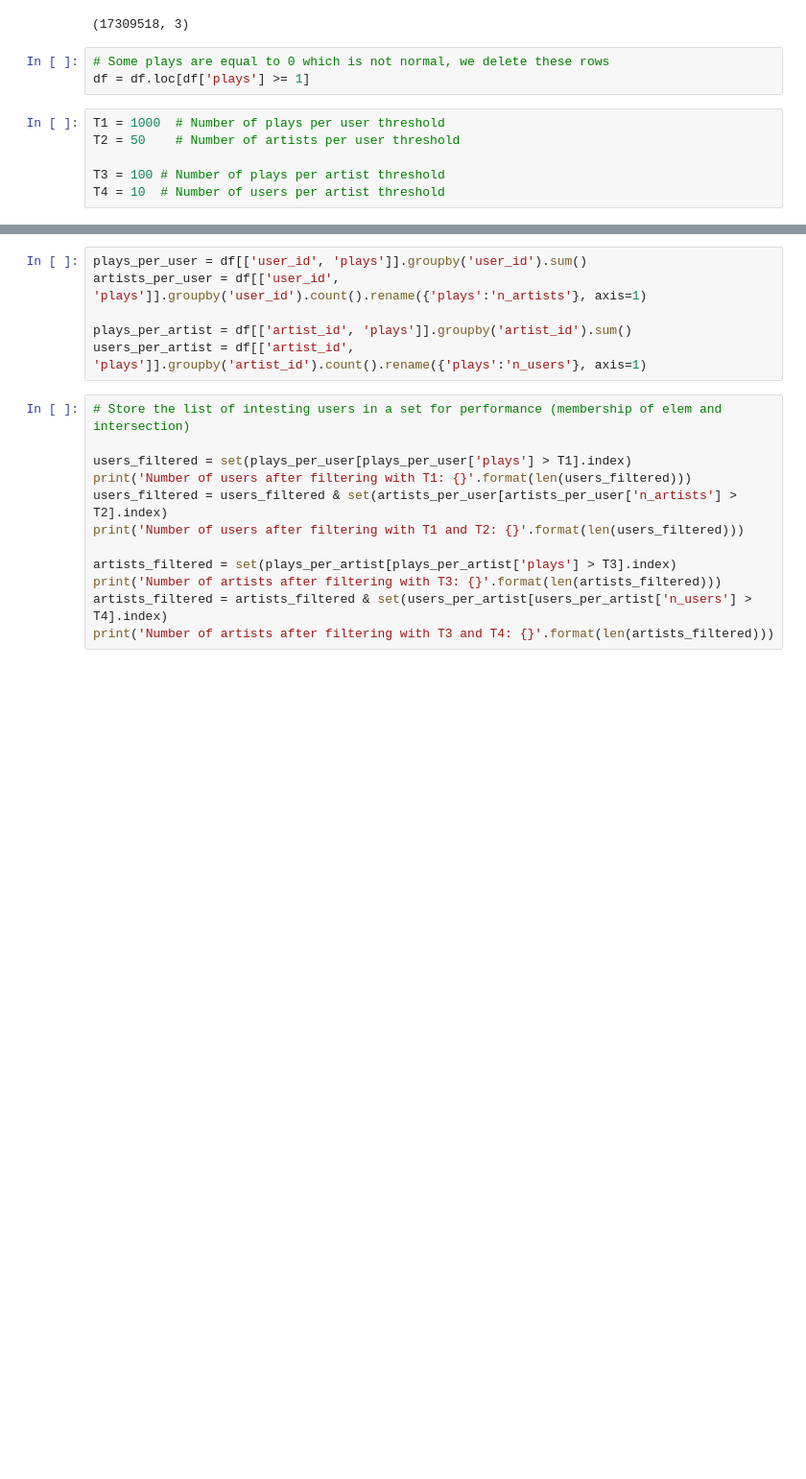
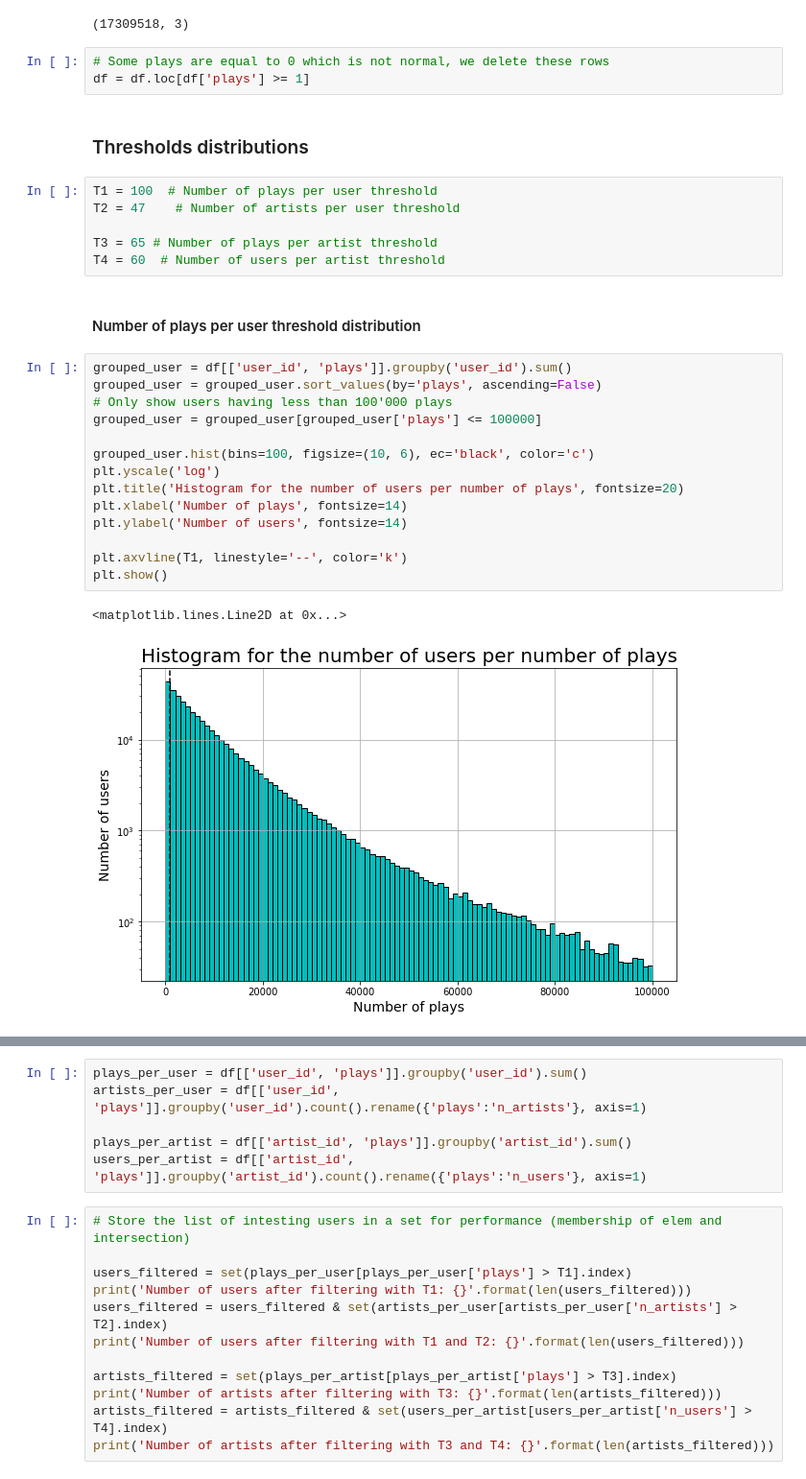
Before and after one commit to lamolivier/EPFL-MLBD-Project, a Jupyter notebook: notebooks/precomputed_data.ipynb, the cells around one changed output, grey strips where cells are left out. Shown at 96% size. Drawn from its saved outputs; the diff is of its cells as text; blank space fills up the shorter version.

Commit message:
add distributions to validate our threshold values

```diff
--- a/notebooks/precomputed_data.ipynb
+++ b/notebooks/precomputed_data.ipynb
@@ -45,9 +46,30 @@ df.shape
 # %%
 # Some plays are equal to 0 which is not normal, we delete these rows
 df = df.loc[df['plays'] >= 1]
+# %% [markdown]
+### Thresholds distributions
 # %%
-T1 = 1000  # Number of plays per user threshold
-T2 = 50    # Number of artists per user threshold
+T1 = 100  # Number of plays per user threshold
+T2 = 47    # Number of artists per user threshold
 
-T3 = 100 # Number of plays per artist threshold
-T4 = 10  # Number of users per artist threshold
+T3 = 65 # Number of plays per artist threshold
+T4 = 60  # Number of users per artist threshold
+# %% [markdown]
+#### Number of plays per user threshold distribution
+# %%
+grouped_user = df[['user_id', 'plays']].groupby('user_id').sum()
+grouped_user = grouped_user.sort_values(by='plays', ascending=False)
+# Only show users having less than 100'000 plays
+grouped_user = grouped_user[grouped_user['plays'] <= 100000]
+
+grouped_user.hist(bins=100, figsize=(10, 6), ec='black', color='c')
+plt.yscale('log')
+plt.title('Histogram for the number of users per number of plays', fontsize=20)
+plt.xlabel('Number of plays', fontsize=14)
+plt.ylabel('Number of users', fontsize=14)
+
+plt.axvline(T1, linestyle='--', color='k')
+plt.show()
+# %% [output]
+<matplotlib.lines.Line2D at 0x...>
+[figure, added]
```
Also changed, not shown: parts of 10 cells of this notebook.
